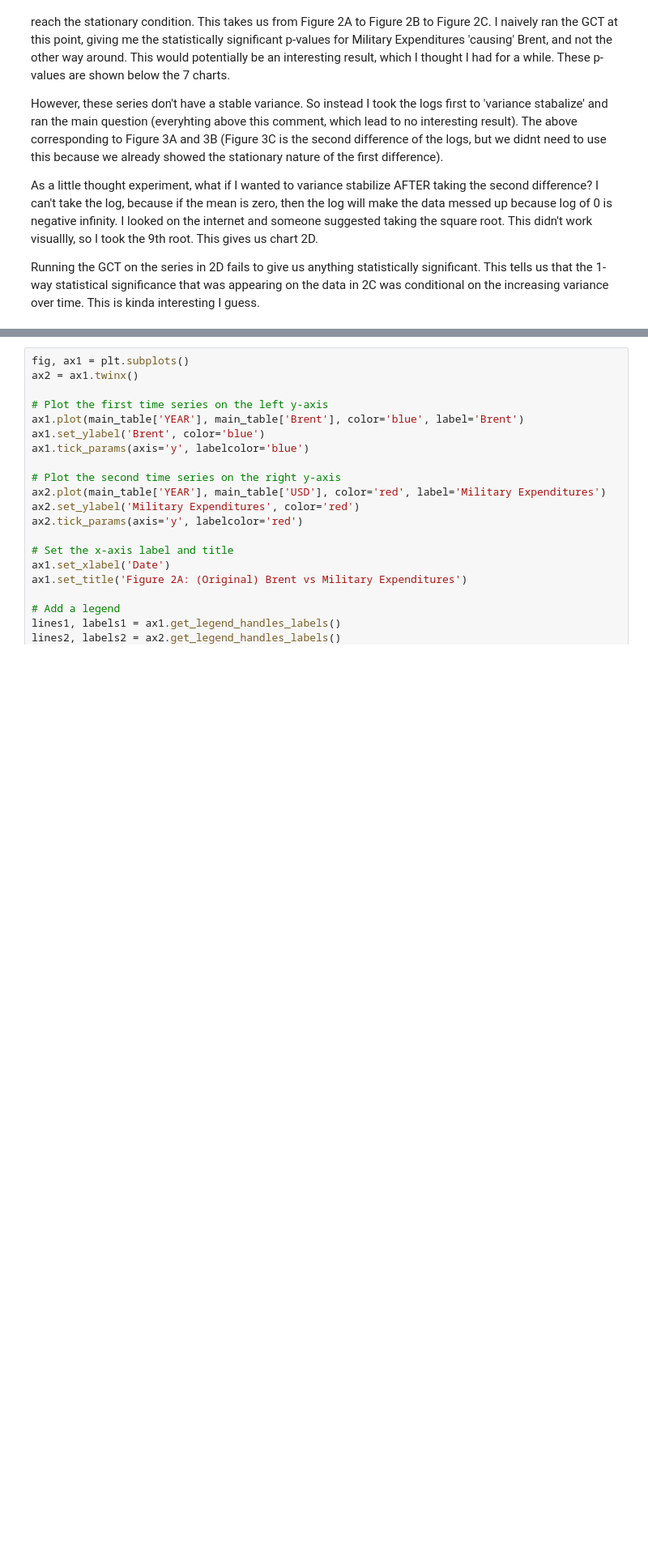
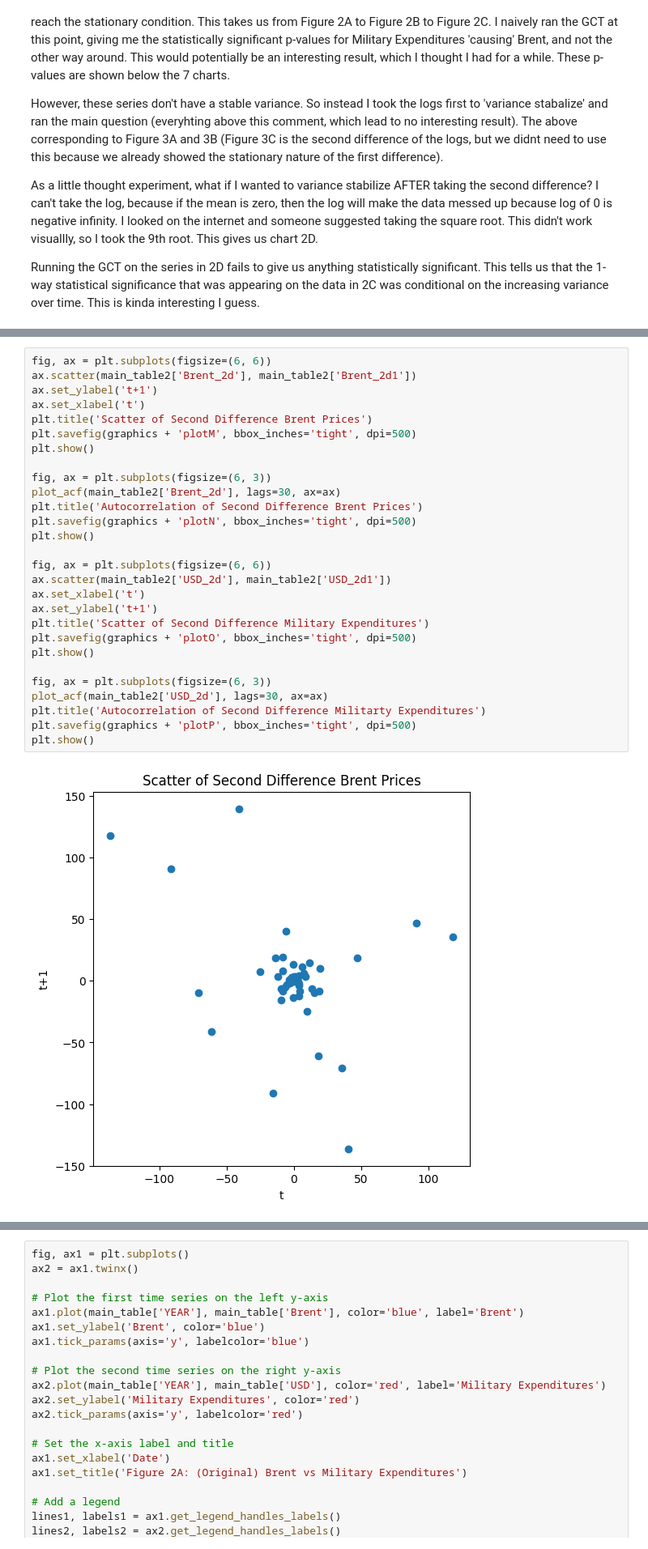
Before and after one commit to simitiangreg/granger_casaulity, a Jupyter notebook: oil_military.ipynb, the cells around one changed output, grey strips where cells are left out. Shown at 81% size. Saved outputs shown, nothing was run; the diff lists cells and outputs as text; blank space fills up the shorter version.

```diff
--- a/oil_military.ipynb
+++ b/oil_military.ipynb
@@ -771,0 +925,30 @@ Running the GCT on the series in 2D fails to give us anything statistically sign
+# %%
+fig, ax = plt.subplots(figsize=(6, 6))
+ax.scatter(main_table2['Brent_2d'], main_table2['Brent_2d1'])
+ax.set_ylabel('t+1')
+ax.set_xlabel('t')
+plt.title('Scatter of Second Difference Brent Prices')
+plt.savefig(graphics + 'plotM', bbox_inches='tight', dpi=500)
+plt.show()
+
+fig, ax = plt.subplots(figsize=(6, 3))
+plot_acf(main_table2['Brent_2d'], lags=30, ax=ax)
+plt.title('Autocorrelation of Second Difference Brent Prices')
+plt.savefig(graphics + 'plotN', bbox_inches='tight', dpi=500)
+plt.show()
+
+fig, ax = plt.subplots(figsize=(6, 6))
+ax.scatter(main_table2['USD_2d'], main_table2['USD_2d1'])
+ax.set_xlabel('t')
+ax.set_ylabel('t+1')
+plt.title('Scatter of Second Difference Military Expenditures')
+plt.savefig(graphics + 'plotO', bbox_inches='tight', dpi=500)
+plt.show()
+
+fig, ax = plt.subplots(figsize=(6, 3))
+plot_acf(main_table2['USD_2d'], lags=30, ax=ax)
+plt.title('Autocorrelation of Second Difference Militarty Expenditures')
+plt.savefig(graphics + 'plotP', bbox_inches='tight', dpi=500)
+plt.show()
+# %% [output]
+[figure, added]
```
Also changed, not shown: parts of 9 cells of this notebook.
